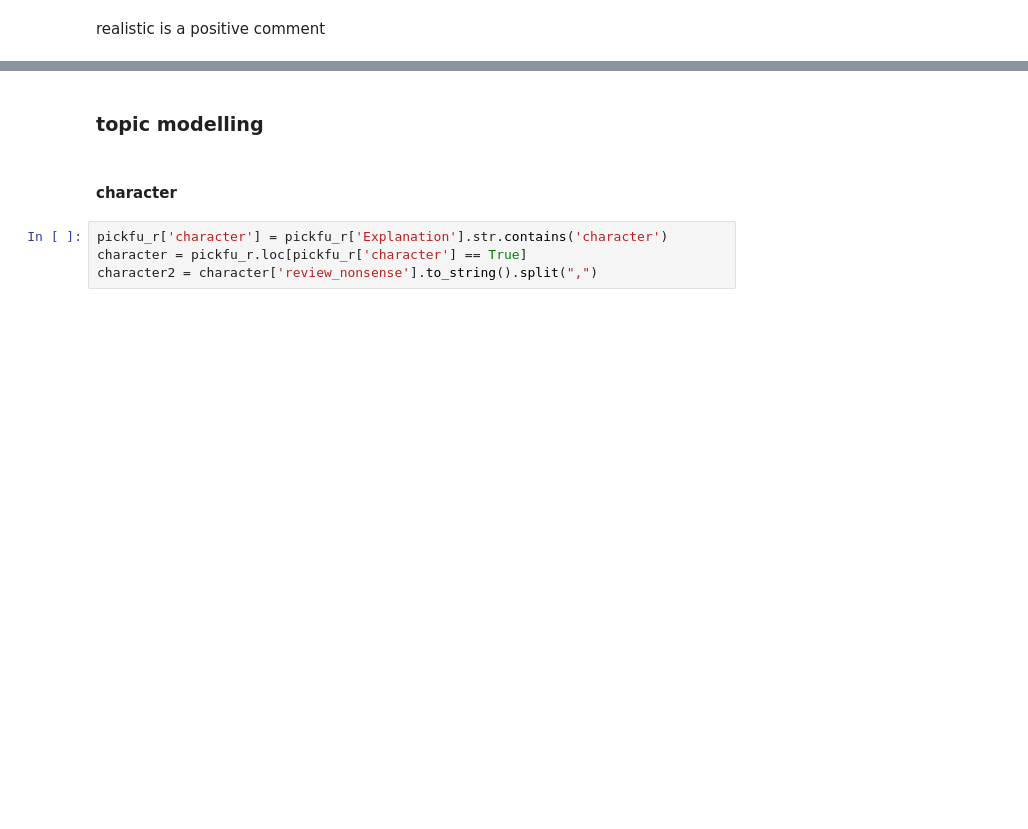
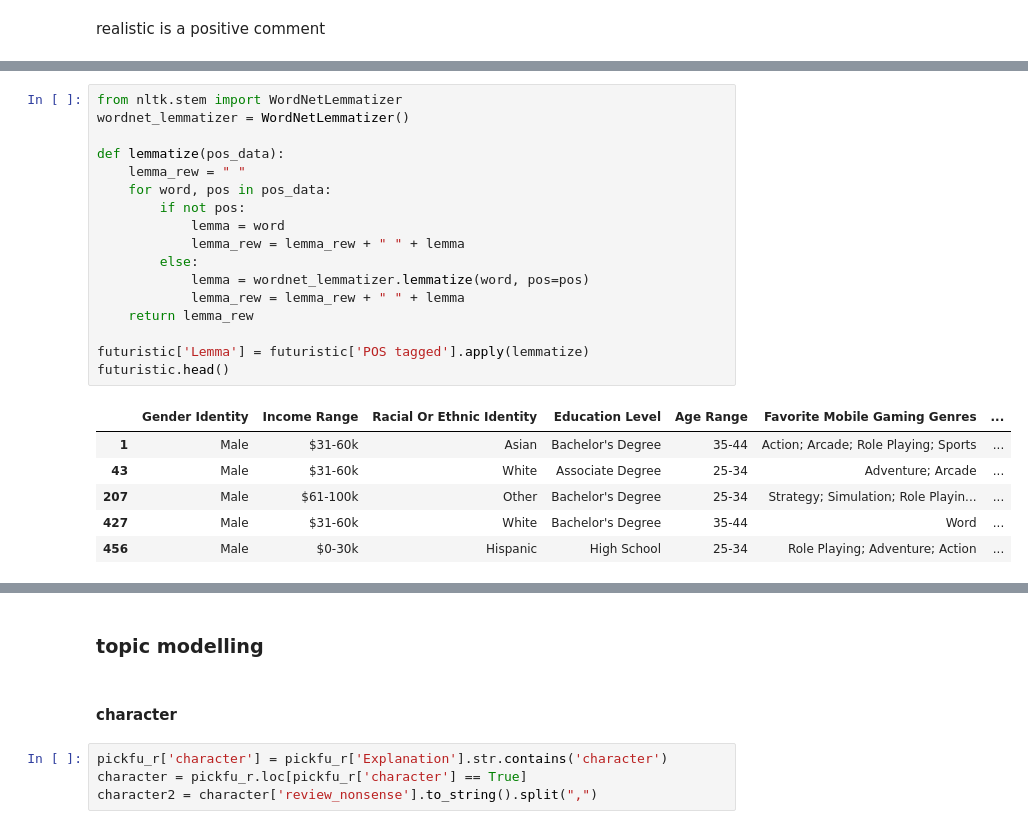
Before and after one commit to jjlu227/pickfuanalysis, a Jupyter notebook: pickfu_analysis0614.ipynb, the cells around one changed output, grey strips where cells are left out. Drawn from its saved outputs; the diff is of its cells as text; blank space fills up the shorter version.

```diff
--- a/pickfu_analysis0614.ipynb
+++ b/pickfu_analysis0614.ipynb
@@ -658,0 +727,24 @@ realistic is a positive comment
+# %%
+from nltk.stem import WordNetLemmatizer
+wordnet_lemmatizer = WordNetLemmatizer()
+
+def lemmatize(pos_data):
+    lemma_rew = " "
+    for word, pos in pos_data:
+        if not pos:
+            lemma = word
+            lemma_rew = lemma_rew + " " + lemma
+        else:
+            lemma = wordnet_lemmatizer.lemmatize(word, pos=pos)
+            lemma_rew = lemma_rew + " " + lemma
+    return lemma_rew
+
+futuristic['Lemma'] = futuristic['POS tagged'].apply(lemmatize)
+futuristic.head()
+# %% [output]
+|  | Gender Identity | Income Range | Racial Or Ethnic Identity | Education Level | Age Range | Favorite Mobile Gaming Genres | ... |
+| 1 | Male | $31-60k | Asian | Bachelor's Degree | 35-44 | Action; Arcade; Role Playing; Sports | ... |
+| 43 | Male | $31-60k | White | Associate Degree | 25-34 | Adventure; Arcade | ... |
+| 207 | Male | $61-100k | Other | Bachelor's Degree | 25-34 | Strategy; Simulation; Role Playin... | ... |
+| 427 | Male | $31-60k | White | Bachelor's Degree | 35-44 | Word | ... |
+| 456 | Male | $0-30k | Hispanic | High School | 25-34 | Role Playing; Adventure; Action | ... |
```
Also changed, not shown: parts of 10 cells of this notebook, 6 other files.
